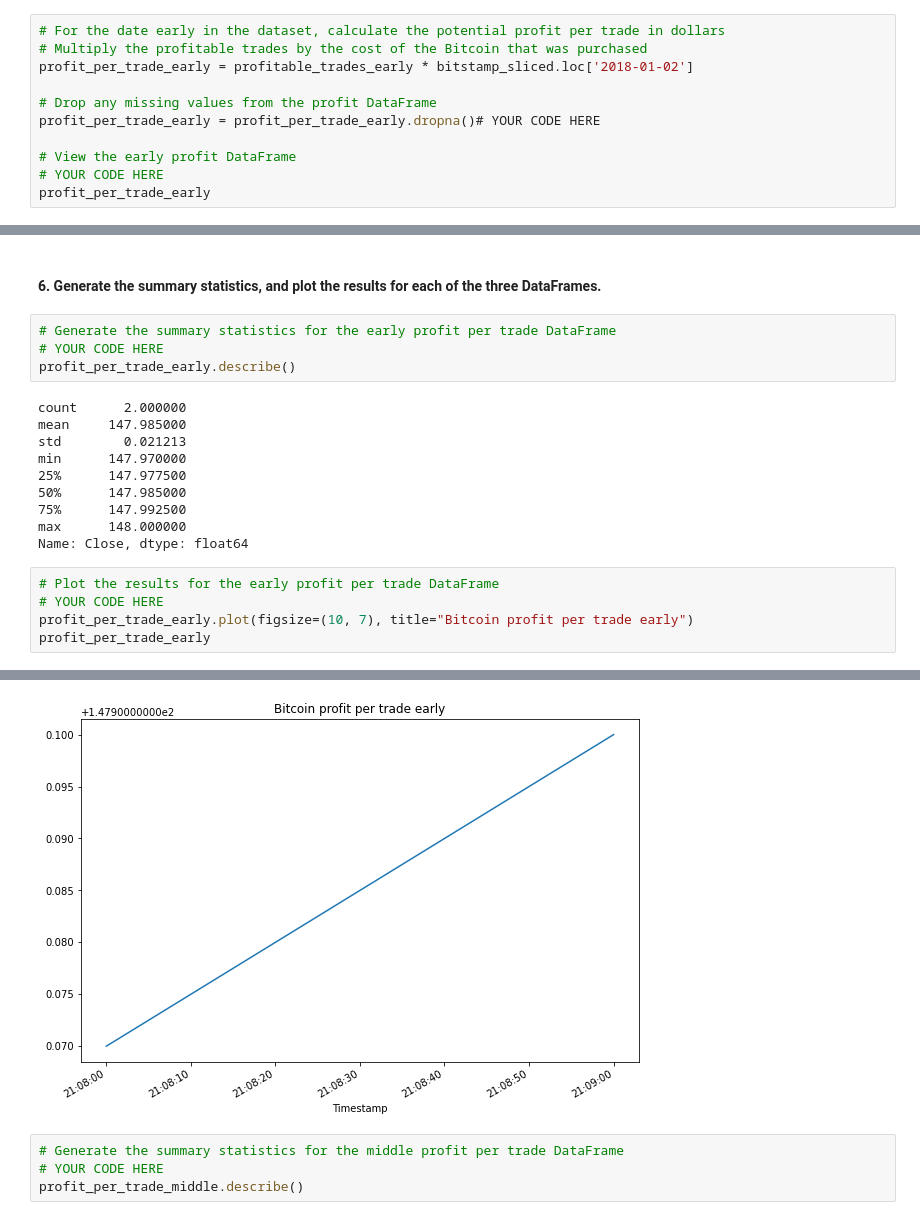
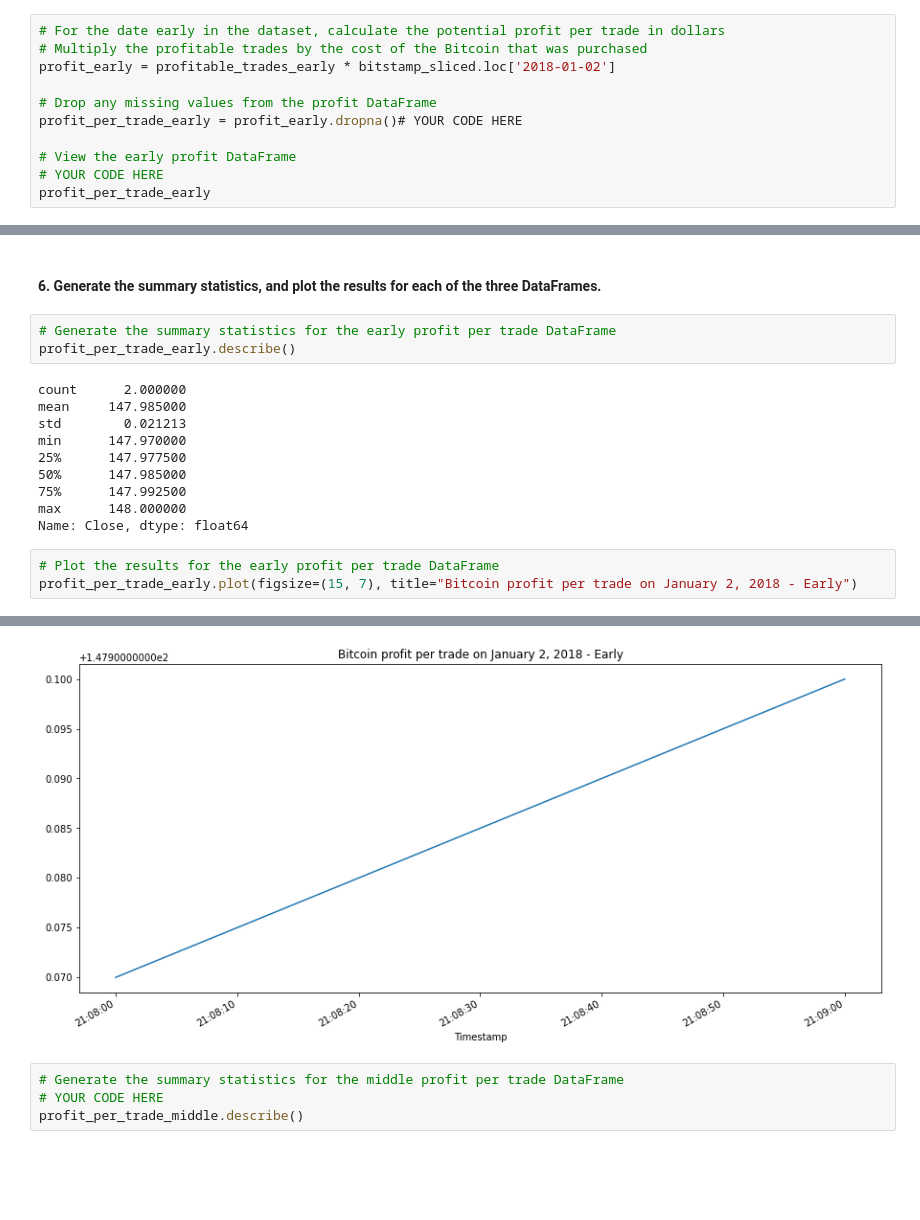
Before and after one commit to JeffSmith-ok/Crypto_Arbitrage_Analysis_Jupyter_Labs, a Jupyter notebook: crypto_arbitrage.ipynb, the cells around one changed output, grey strips where cells are left out. Saved outputs shown, nothing was run; the diff lists cells and outputs as text; blank space fills up the shorter version.

```diff
--- a/crypto_arbitrage.ipynb
+++ b/crypto_arbitrage.ipynb
@@ -731,10 +746,10 @@ Series([], Name: Close, dtype: float64)
 # %%
 # For the date early in the dataset, calculate the potential profit per trade in dollars
 # Multiply the profitable trades by the cost of the Bitcoin that was purchased
-profit_per_trade_early = profitable_trades_early * bitstamp_sliced.loc['2018-01-02']
+profit_early = profitable_trades_early * bitstamp_sliced.loc['2018-01-02']
 
 # Drop any missing values from the profit DataFrame
-profit_per_trade_early = profit_per_trade_early.dropna()# YOUR CODE HERE
+profit_per_trade_early = profit_early.dropna()# YOUR CODE HERE
 
 # View the early profit DataFrame
 # YOUR CODE HERE
@@ -783,7 +798,6 @@ Series([], Name: Close, dtype: float64)
 #### 6. Generate the summary statistics, and plot the results for each of the three DataFrames.
 # %%
 # Generate the summary statistics for the early profit per trade DataFrame
-# YOUR CODE HERE
 profit_per_trade_early.describe()
 # %% [output]
 count      2.000000
@@ -797,7 +811,5 @@ max      148.000000
 Name: Close, dtype: float64
 # %%
 # Plot the results for the early profit per trade DataFrame
-# YOUR CODE HERE
-profit_per_trade_early.plot(figsize=(10, 7), title="Bitcoin profit per trade early")
-profit_per_trade_early
+profit_per_trade_early.plot(figsize=(15, 7), title="Bitcoin profit per trade on January 2, 2018 - Early")
 # %% [output]
@@ -808,4 +817,4 @@ Name: Close, dtype: float64
-[figure, old version]
+[figure, new version]
 # %%
 # Generate the summary statistics for the middle profit per trade DataFrame
 # YOUR CODE HERE
```
Also changed, not shown: parts of 39 cells of this notebook, 1 other file.
